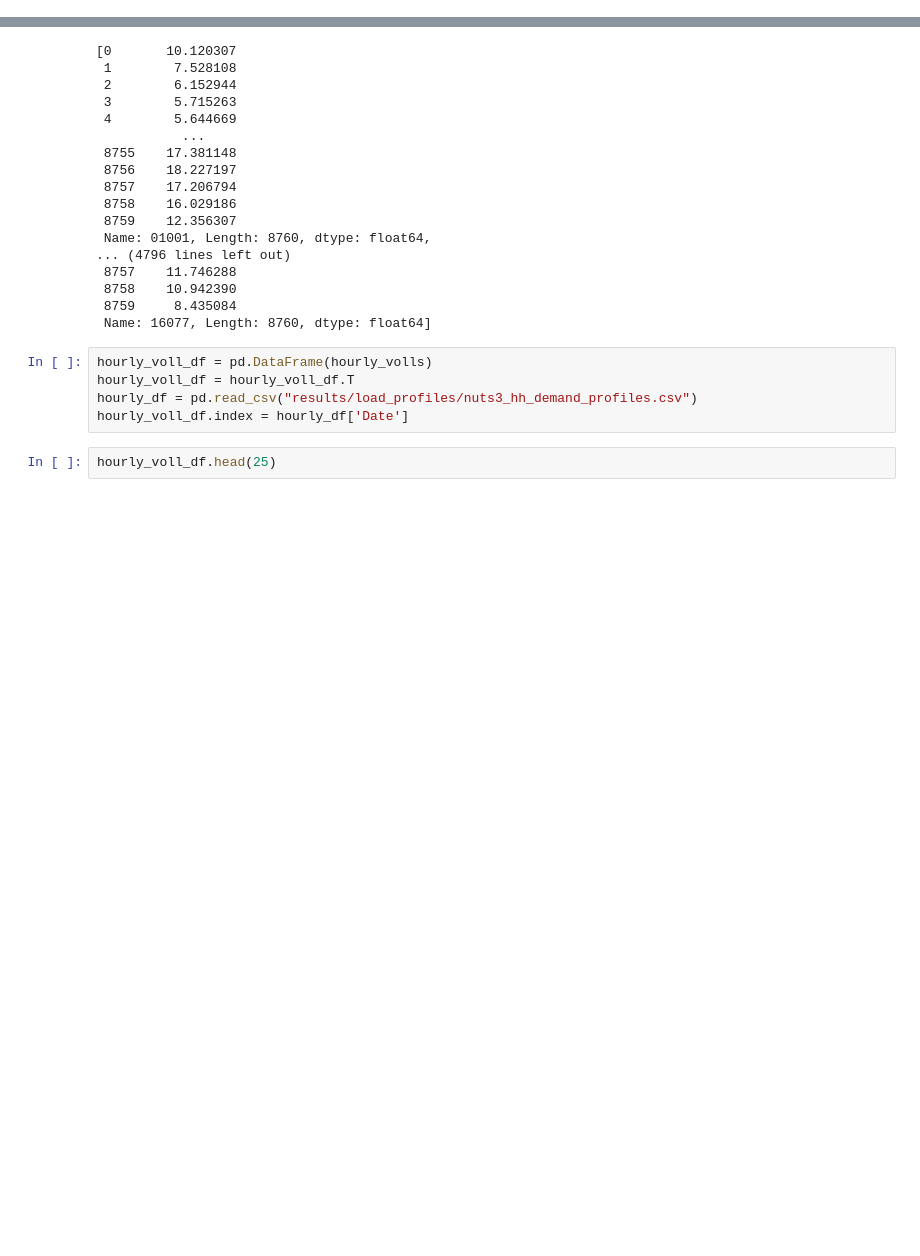
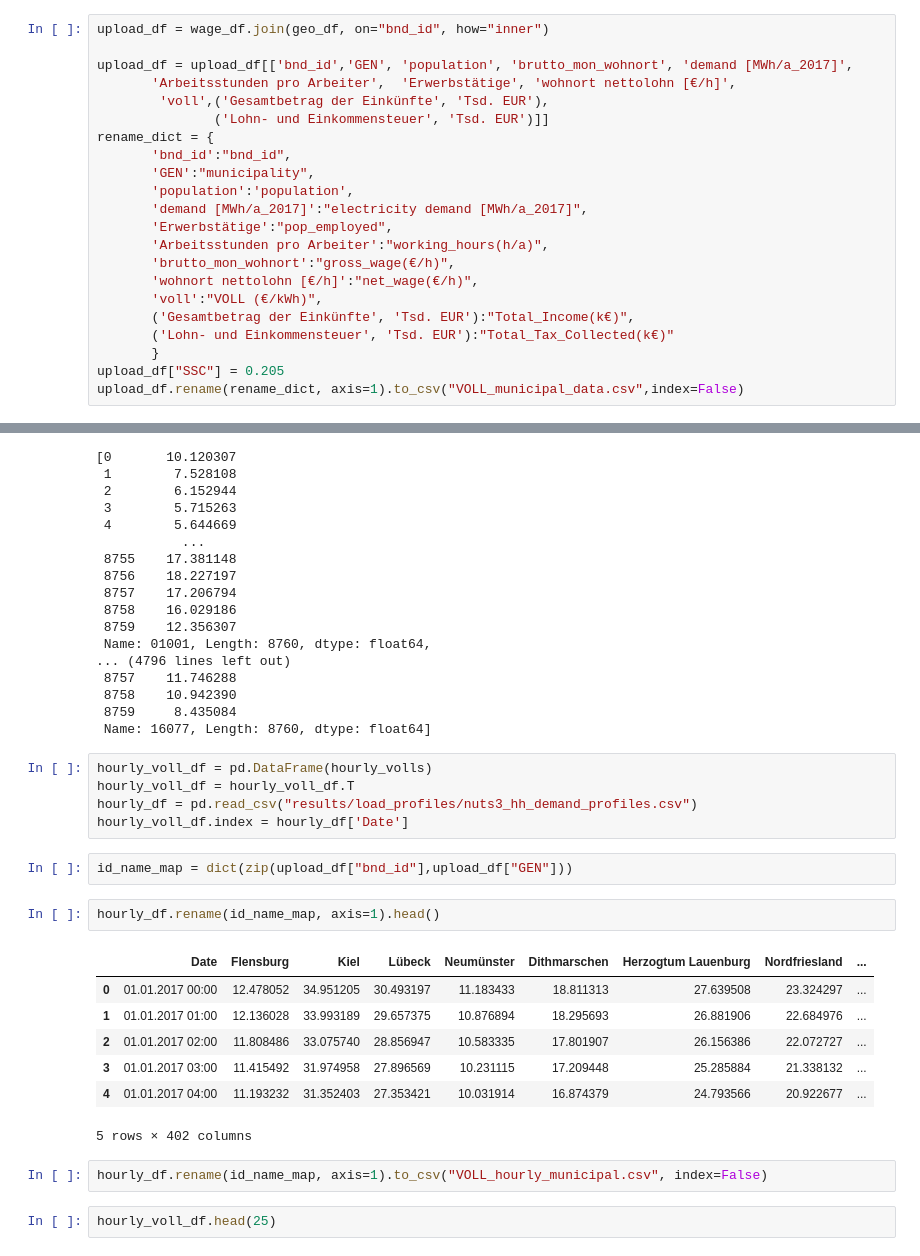
Before and after one commit to david-huck/voll-de, a Jupyter notebook: voll_calculation.ipynb, the cells around one changed output, grey strips where cells are left out. Drawn from its saved outputs; the diff is of its cells as text; blank space fills up the shorter version.

```diff
--- a/voll_calculation.ipynb
+++ b/voll_calculation.ipynb
@@ -498,0 +573,22 @@ geo_df.to_csv("results/netto_voll_calculated.csv")
+# %%
+upload_df = wage_df.join(geo_df, on="bnd_id", how="inner")
+
+upload_df = upload_df[['bnd_id','GEN', 'population', 'brutto_mon_wohnort', 'demand [MWh/a_2017]',
+       'Arbeitsstunden pro Arbeiter',  'Erwerbstätige', 'wohnort nettolohn [€/h]',
+        'voll',('Gesamtbetrag der Einkünfte', 'Tsd. EUR'),
+               ('Lohn- und Einkommensteuer', 'Tsd. EUR')]]
+rename_dict = {
+       'bnd_id':"bnd_id",
+       'GEN':"municipality",
+       'population':'population',
+       'demand [MWh/a_2017]':"electricity demand [MWh/a_2017]",
+       'Erwerbstätige':"pop_employed",
+       'Arbeitsstunden pro Arbeiter':"working_hours(h/a)",
+       'brutto_mon_wohnort':"gross_wage(€/h)",
+       'wohnort nettolohn [€/h]':"net_wage(€/h)",
+       'voll':"VOLL (€/kWh)",
+       ('Gesamtbetrag der Einkünfte', 'Tsd. EUR'):"Total_Income(k€)",
+       ('Lohn- und Einkommensteuer', 'Tsd. EUR'):"Total_Tax_Collected(k€)"
+       }
+upload_df["SSC"] = 0.205
+upload_df.rename(rename_dict, axis=1).to_csv("VOLL_municipal_data.csv",index=False)
@@ -537,6 +642,20 @@ hourly_voll_df = pd.DataFrame(hourly_volls)
 hourly_voll_df = hourly_voll_df.T
 hourly_df = pd.read_csv("results/load_profiles/nuts3_hh_demand_profiles.csv")
 hourly_voll_df.index = hourly_df['Date']
+# %%
+id_name_map = dict(zip(upload_df["bnd_id"],upload_df["GEN"]))
+# %%
+hourly_df.rename(id_name_map, axis=1).head()
+# %% [output]
+|  | Date | Flensburg | Kiel | Lübeck | Neumünster | Dithmarschen | Herzogtum Lauenburg | Nordfriesland | ... |
+| 0 | 01.01.2017 00:00 | 12.478052 | 34.951205 | 30.493197 | 11.183433 | 18.811313 | 27.639508 | 23.324297 | ... |
+| 1 | 01.01.2017 01:00 | 12.136028 | 33.993189 | 29.657375 | 10.876894 | 18.295693 | 26.881906 | 22.684976 | ... |
+| 2 | 01.01.2017 02:00 | 11.808486 | 33.075740 | 28.856947 | 10.583335 | 17.801907 | 26.156386 | 22.072727 | ... |
+| 3 | 01.01.2017 03:00 | 11.415492 | 31.974958 | 27.896569 | 10.231115 | 17.209448 | 25.285884 | 21.338132 | ... |
+| 4 | 01.01.2017 04:00 | 11.193232 | 31.352403 | 27.353421 | 10.031914 | 16.874379 | 24.793566 | 20.922677 | ... |
+5 rows × 402 columns
+# %%
+hourly_df.rename(id_name_map, axis=1).to_csv("VOLL_hourly_municipal.csv", index=False)
 # %%
 hourly_voll_df.head(25)
 # %% [output]
```
Also changed, not shown: parts of 17 cells of this notebook.
